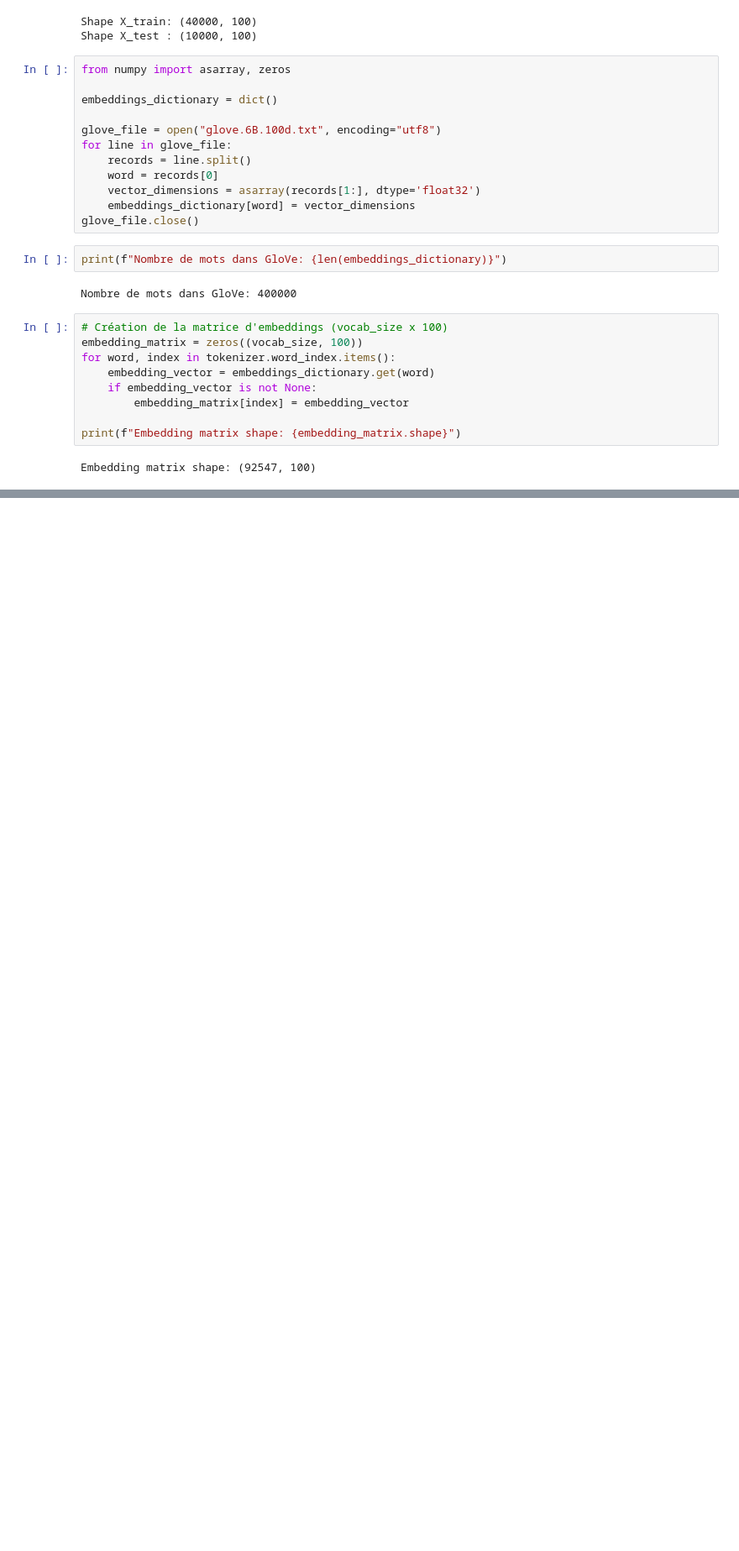
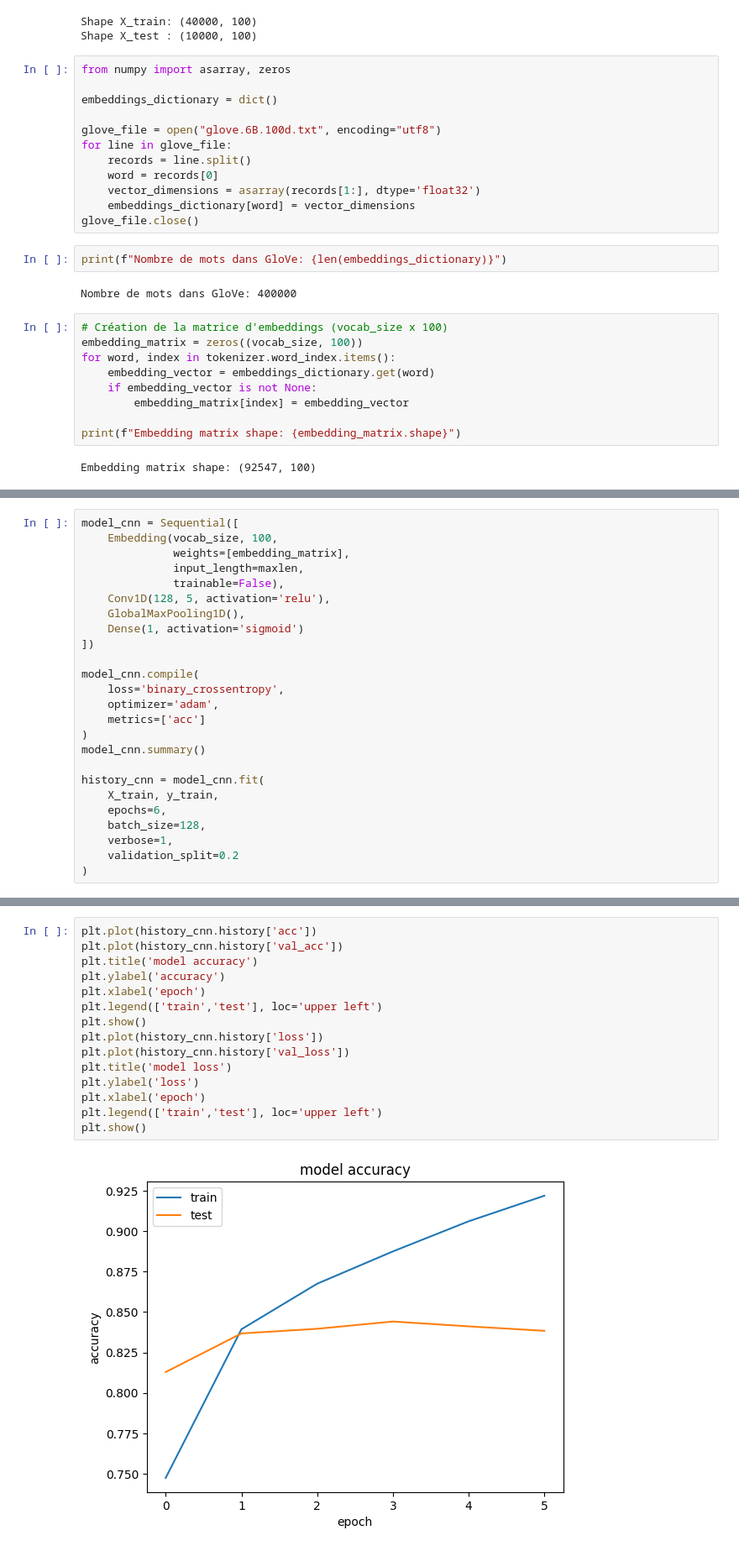
Before and after one commit to yasmineelhakem/deep_learning_labs, a Jupyter notebook: rnn.ipynb, the cells around one changed output, grey strips where cells are left out. Shown at 84% size. Saved outputs shown, nothing was run; the diff lists cells and outputs as text; blank space fills up the shorter version.

```diff
--- a/rnn.ipynb
+++ b/rnn.ipynb
@@ -171,0 +261,25 @@ Embedding matrix shape: (92547, 100)
+# %%
+model_cnn = Sequential([
+    Embedding(vocab_size, 100,
+              weights=[embedding_matrix],
+              input_length=maxlen,
+              trainable=False),
+    Conv1D(128, 5, activation='relu'),
+    GlobalMaxPooling1D(),
+    Dense(1, activation='sigmoid')
+])
+
+model_cnn.compile(
+    loss='binary_crossentropy',
+    optimizer='adam',
+    metrics=['acc']
+)
+model_cnn.summary()
+
+history_cnn = model_cnn.fit(
+    X_train, y_train,
+    epochs=6,
+    batch_size=128,
+    verbose=1,
+    validation_split=0.2
+)
@@ -171,0 +328,17 @@ Embedding matrix shape: (92547, 100)
+# %%
+plt.plot(history_cnn.history['acc'])
+plt.plot(history_cnn.history['val_acc'])
+plt.title('model accuracy')
+plt.ylabel('accuracy')
+plt.xlabel('epoch')
+plt.legend(['train','test'], loc='upper left')
+plt.show()
+plt.plot(history_cnn.history['loss'])
+plt.plot(history_cnn.history['val_loss'])
+plt.title('model loss')
+plt.ylabel('loss')
+plt.xlabel('epoch')
+plt.legend(['train','test'], loc='upper left')
+plt.show()
+# %% [output]
+[figure, added]
```
Also changed, not shown: parts of 36 cells of this notebook.
